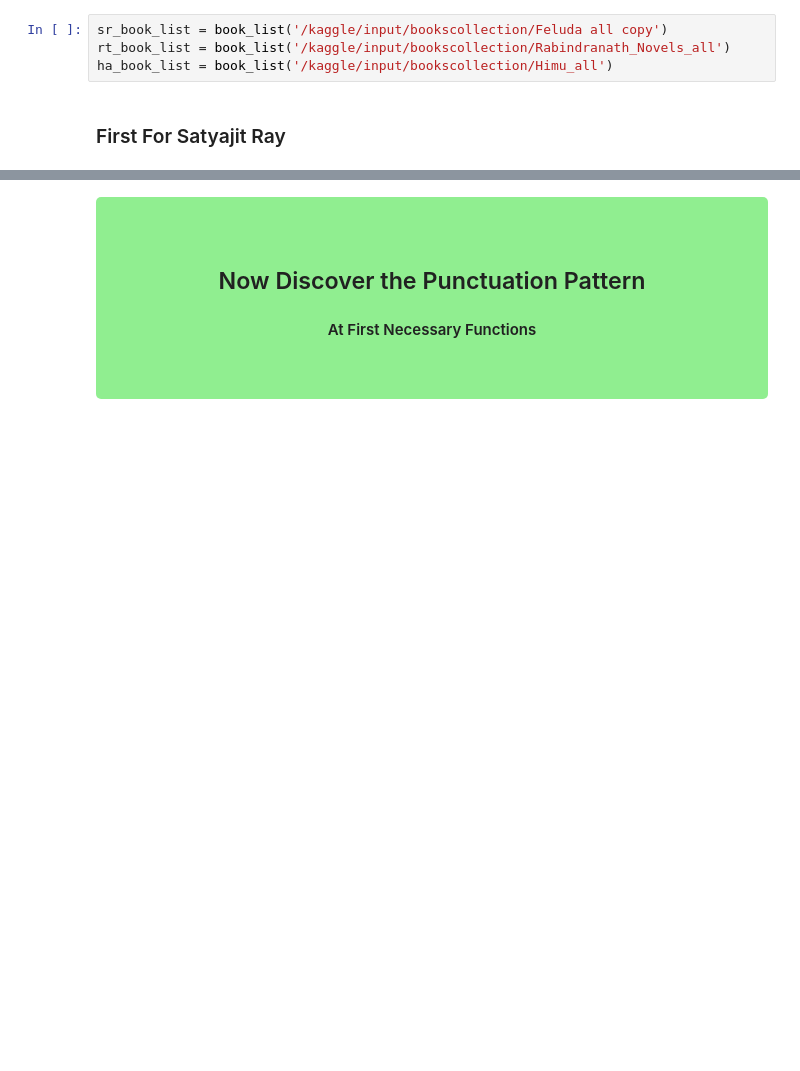
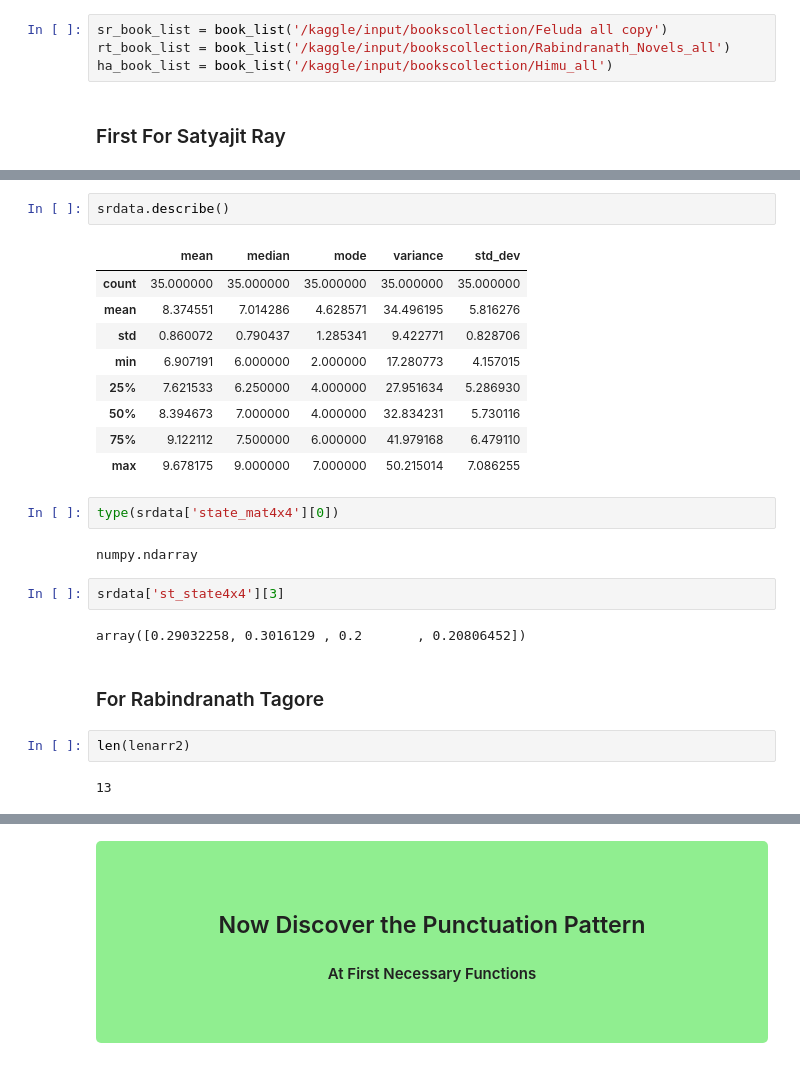
Before and after one commit to oitik/Harun-SIr, a Jupyter notebook: redefined-paper3-code.ipynb, the cells around one changed output, grey strips where cells are left out. Saved outputs shown, nothing was run; the diff lists cells and outputs as text; blank space fills up the shorter version.

```diff
--- a/redefined-paper3-code.ipynb
+++ b/redefined-paper3-code.ipynb
@@ -852,0 +861,26 @@ print(f'Books Of SR = {len(st_matArr1)},  Books Of RT = {len(st_matArr2)}, Books
+# %%
+srdata.describe()
+# %% [output]
+|  | mean | median | mode | variance | std_dev |
+| count | 35.000000 | 35.000000 | 35.000000 | 35.000000 | 35.000000 |
+| mean | 8.374551 | 7.014286 | 4.628571 | 34.496195 | 5.816276 |
+| std | 0.860072 | 0.790437 | 1.285341 | 9.422771 | 0.828706 |
+| min | 6.907191 | 6.000000 | 2.000000 | 17.280773 | 4.157015 |
+| 25% | 7.621533 | 6.250000 | 4.000000 | 27.951634 | 5.286930 |
+| 50% | 8.394673 | 7.000000 | 4.000000 | 32.834231 | 5.730116 |
+| 75% | 9.122112 | 7.500000 | 6.000000 | 41.979168 | 6.479110 |
+| max | 9.678175 | 9.000000 | 7.000000 | 50.215014 | 7.086255 |
+# %%
+type(srdata['state_mat4x4'][0])
+# %% [output]
+numpy.ndarray
+# %%
+srdata['st_state4x4'][3]
+# %% [output]
+array([0.29032258, 0.3016129 , 0.2       , 0.20806452])
+# %% [markdown]
+### For Rabindranath Tagore
+# %%
+len(lenarr2)
+# %% [output]
+13
```
Also changed, not shown: parts of 54 cells of this notebook.
